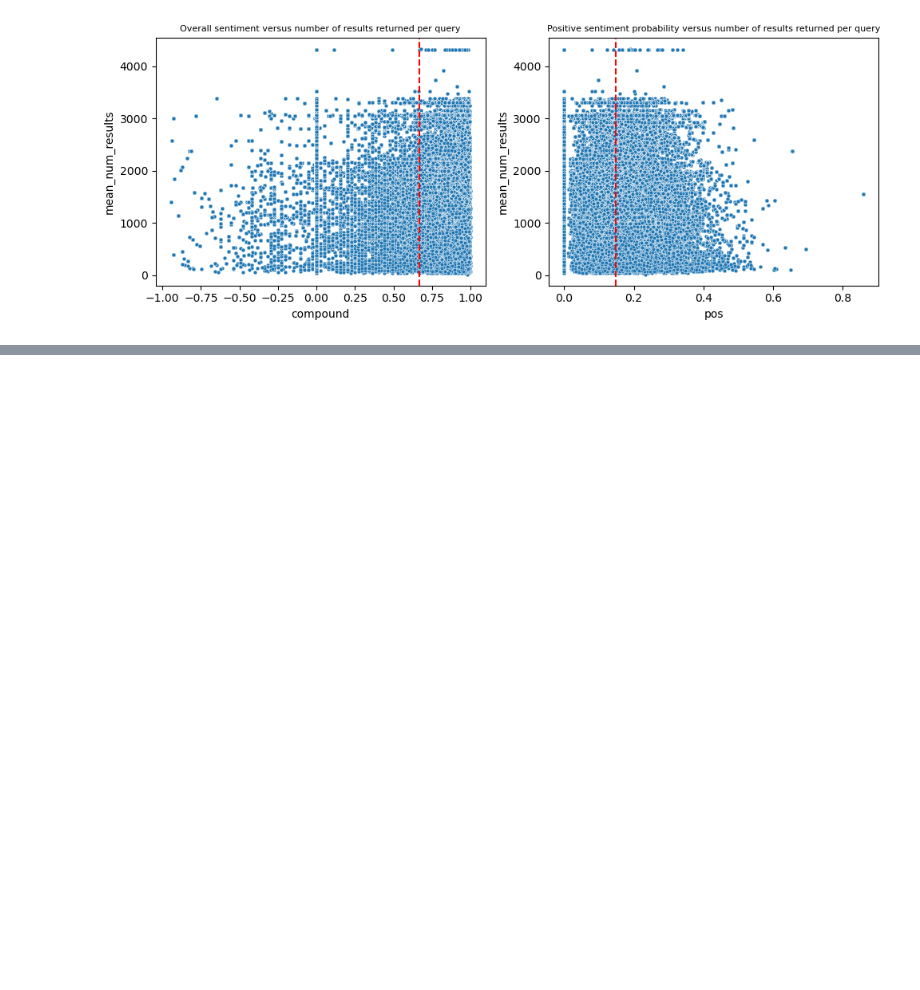
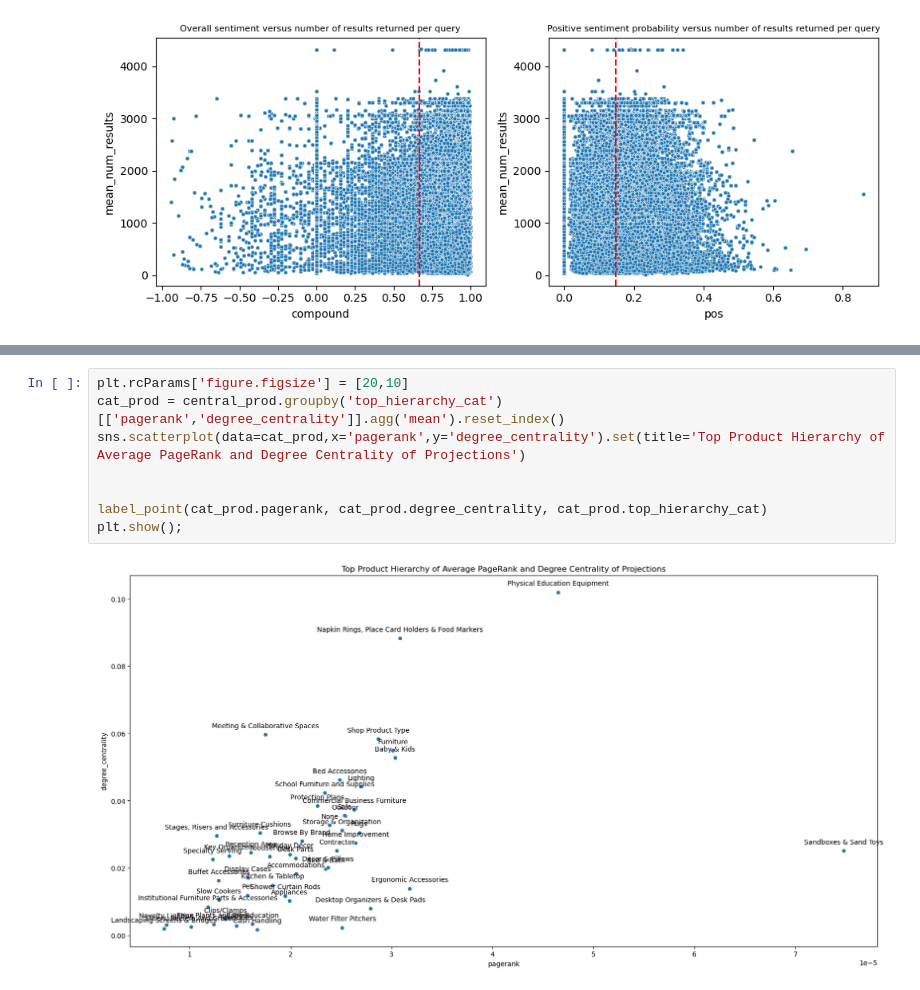
Before and after one commit to jforster19/Data620, a Jupyter notebook: Final Project.ipynb, the cells around one changed output, grey strips where cells are left out. Drawn from its saved outputs; the diff is of its cells as text; blank space fills up the shorter version.

```diff
--- a/Final Project.ipynb
+++ b/Final Project.ipynb
@@ -495,0 +627,10 @@ plt.show();
+# %%
+plt.rcParams['figure.figsize'] = [20,10]
+cat_prod = central_prod.groupby('top_hierarchy_cat')[['pagerank','degree_centrality']].agg('mean').reset_index()
+sns.scatterplot(data=cat_prod,x='pagerank',y='degree_centrality').set(title='Top Product Hierarchy of Average PageRank and Degree Centrality of Projections')
+
+
+label_point(cat_prod.pagerank, cat_prod.degree_centrality, cat_prod.top_hierarchy_cat)
+plt.show();
+# %% [output]
+[figure, added]
```
Also changed, not shown: parts of 54 cells of this notebook.
